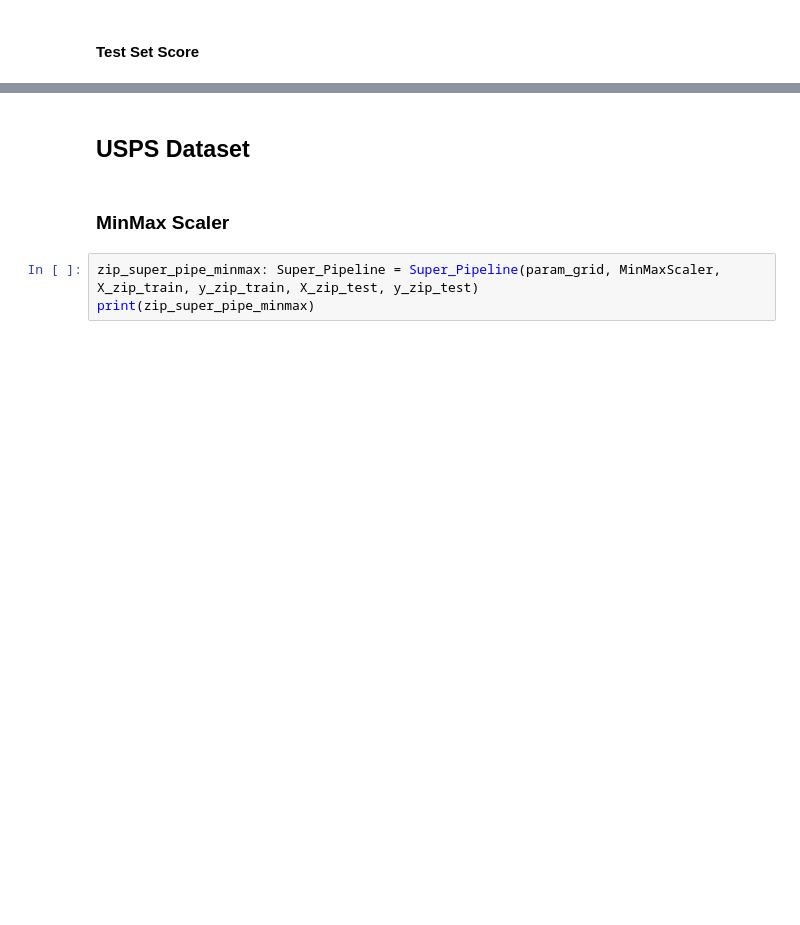
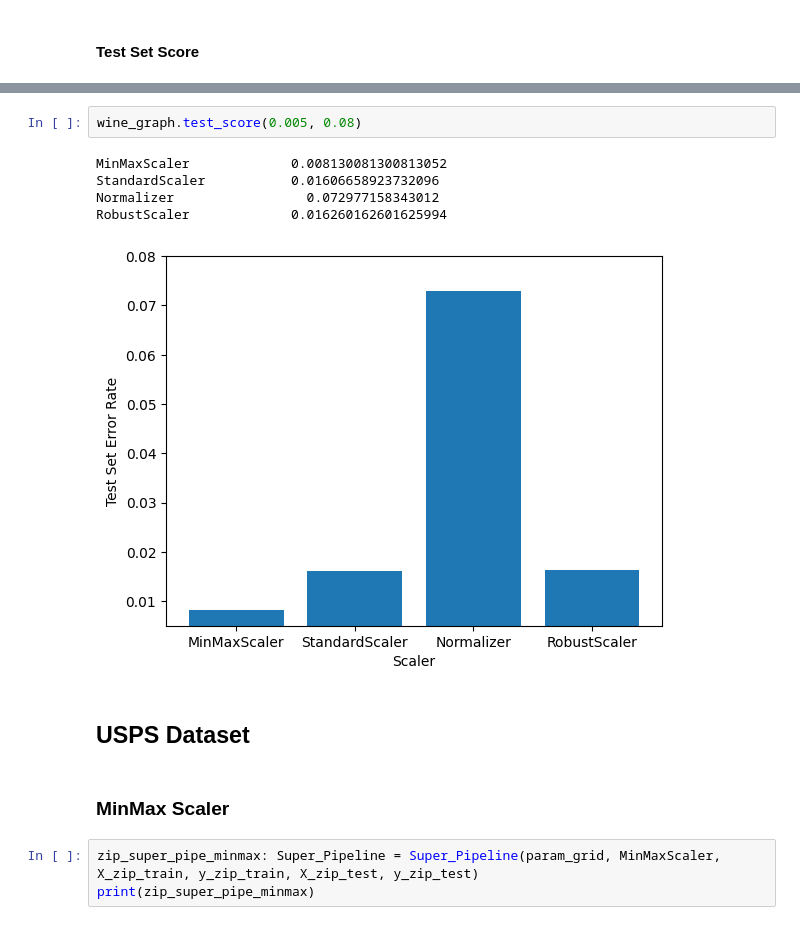
Before and after one commit to mbeps/Machine-Learning-Assignment-3, a Jupyter notebook: Assignment_3.ipynb, the cells around one changed output, grey strips where cells are left out. Saved outputs shown, nothing was run; the diff lists cells and outputs as text; blank space fills up the shorter version.

```diff
--- a/Assignment_3.ipynb
+++ b/Assignment_3.ipynb
@@ -366,3 +414,11 @@ plt.show()
+# %%
+wine_graph.test_score(0.005, 0.08)
+# %% [output]
+MinMaxScaler             0.008130081300813052
+StandardScaler           0.01606658923732096
+Normalizer                 0.072977158343012
+RobustScaler             0.016260162601625994
+[figure, added]
 # %% [markdown]
 ## USPS Dataset
 # %% [markdown]
```
Also changed, not shown: parts of 34 cells of this notebook.
